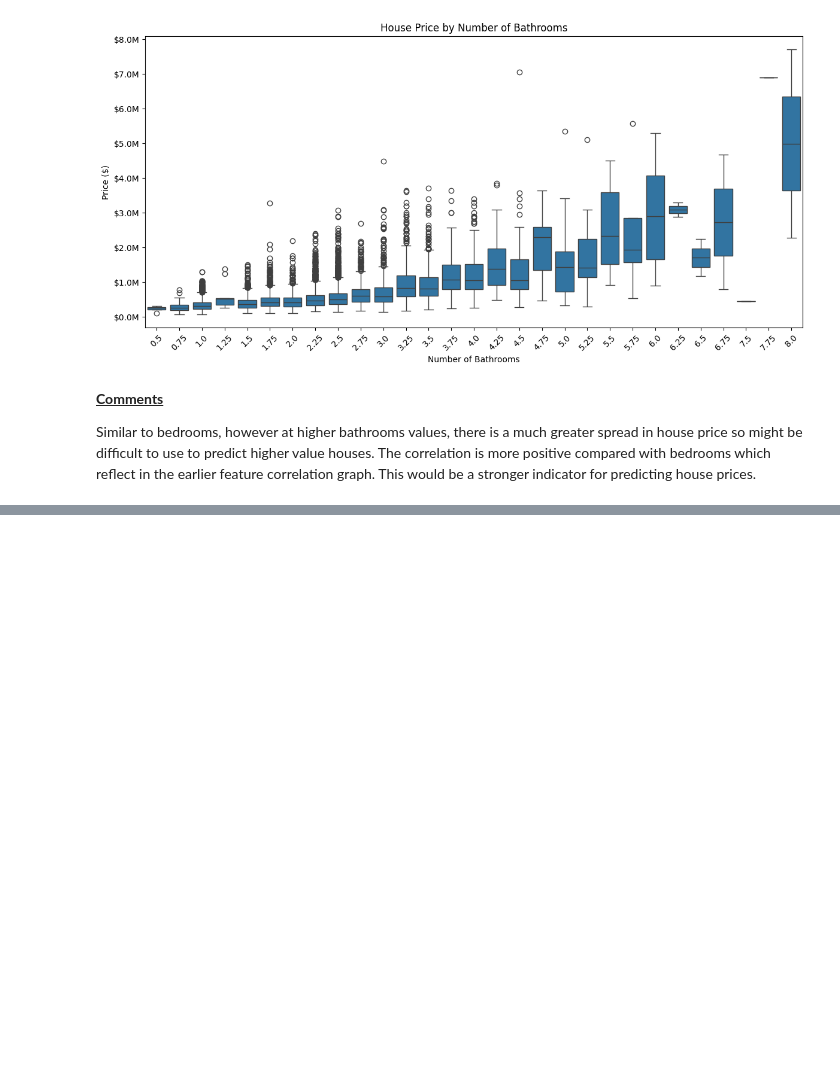
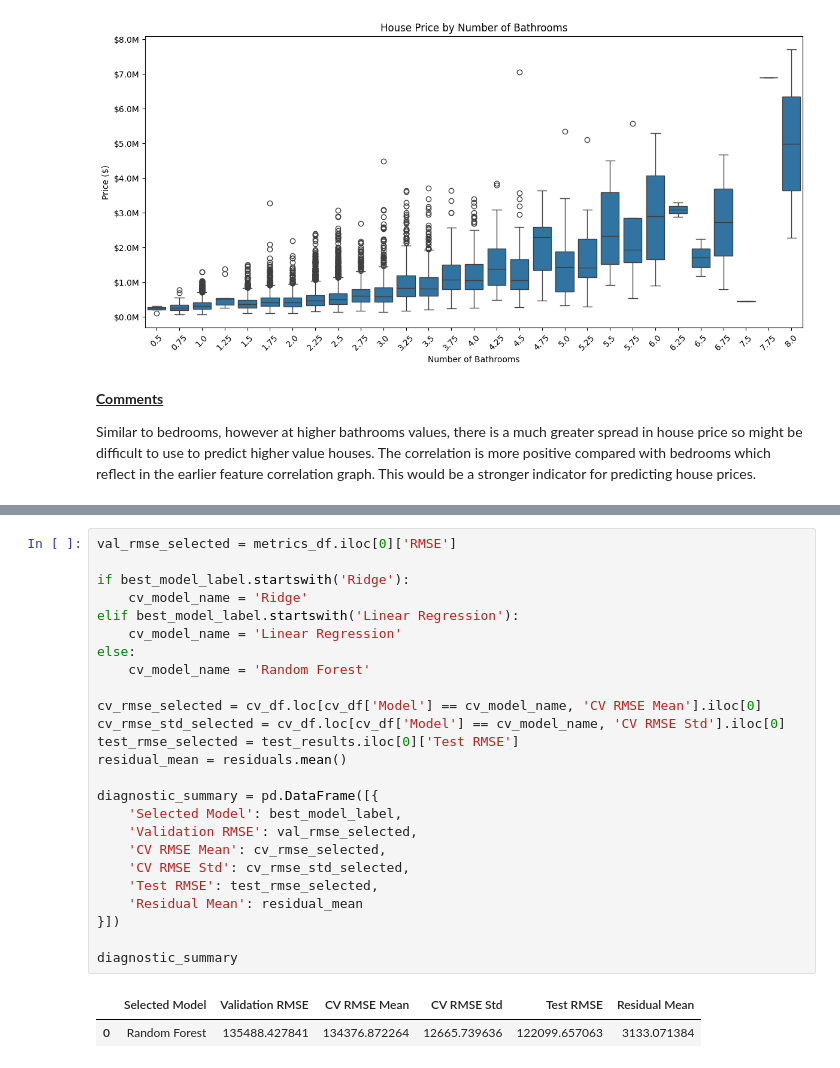
Before and after one commit to KeironTJ/Apprenticeship, a Jupyter notebook: Notebooks/House Sales Project/House_sales_project_1_kj.ipynb, the cells around one changed output, grey strips where cells are left out. Drawn from its saved outputs; the diff is of its cells as text; blank space fills up the shorter version.

```diff
--- a/Notebooks/House Sales Project/House_sales_project_1_kj.ipynb
+++ b/Notebooks/House Sales Project/House_sales_project_1_kj.ipynb
@@ -744,0 +1006,28 @@ Similar to bedrooms, however at higher bathrooms values, there is a much greater
+# %%
+val_rmse_selected = metrics_df.iloc[0]['RMSE']
+
+if best_model_label.startswith('Ridge'):
+    cv_model_name = 'Ridge'
+elif best_model_label.startswith('Linear Regression'):
+    cv_model_name = 'Linear Regression'
+else:
+    cv_model_name = 'Random Forest'
+
+cv_rmse_selected = cv_df.loc[cv_df['Model'] == cv_model_name, 'CV RMSE Mean'].iloc[0]
+cv_rmse_std_selected = cv_df.loc[cv_df['Model'] == cv_model_name, 'CV RMSE Std'].iloc[0]
+test_rmse_selected = test_results.iloc[0]['Test RMSE']
+residual_mean = residuals.mean()
+
+diagnostic_summary = pd.DataFrame([{
+    'Selected Model': best_model_label,
+    'Validation RMSE': val_rmse_selected,
+    'CV RMSE Mean': cv_rmse_selected,
+    'CV RMSE Std': cv_rmse_std_selected,
+    'Test RMSE': test_rmse_selected,
+    'Residual Mean': residual_mean
+}])
+
+diagnostic_summary
+# %% [output]
+|  | Selected Model | Validation RMSE | CV RMSE Mean | CV RMSE Std | Test RMSE | Residual Mean |
+| 0 | Random Forest | 135488.427841 | 134376.872264 | 12665.739636 | 122099.657063 | 3133.071384 |
```
Also changed, not shown: parts of 26 cells of this notebook, 2 other files.
